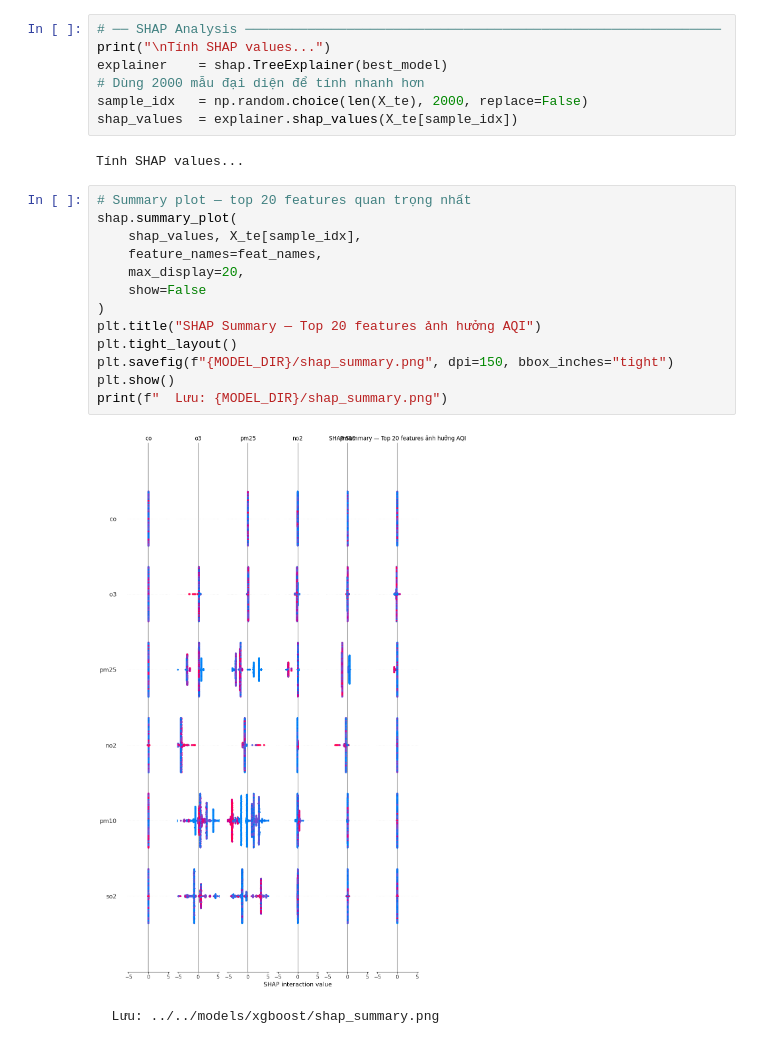
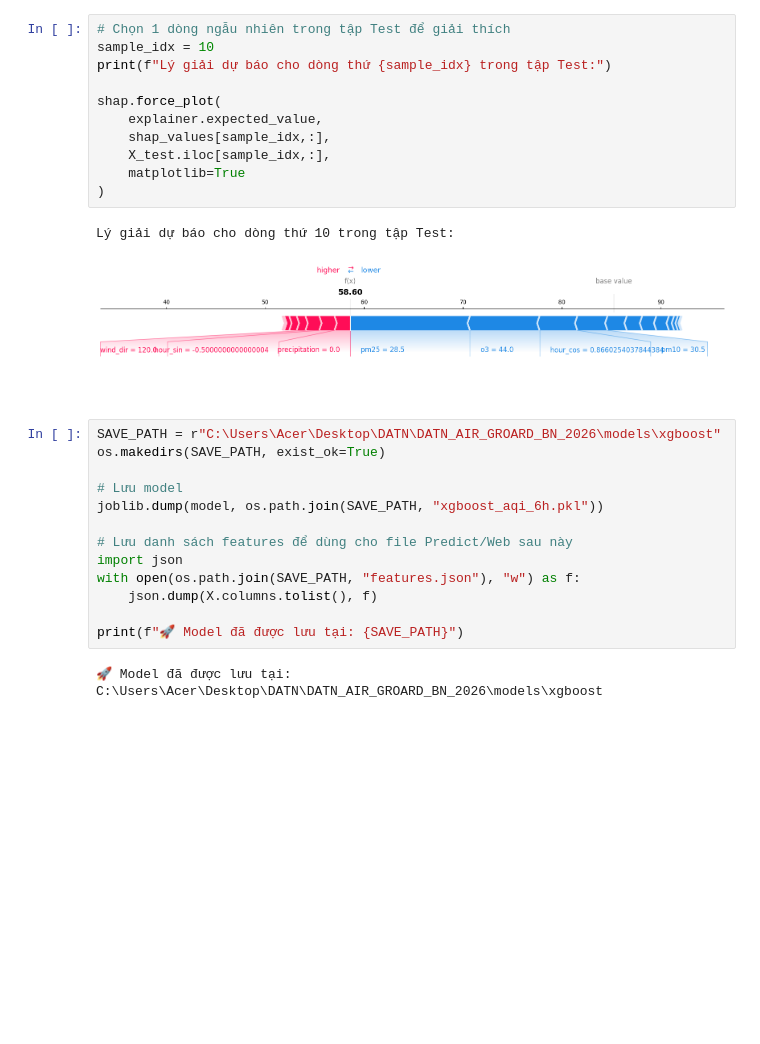
Before and after one commit to PhamQuyNam/DATN_AIR_GROARD_BN_2026, a Jupyter notebook: ml_training/notebooks/02_xgboost.ipynb, the cells around one changed output. Saved outputs shown, nothing was run; the diff lists cells and outputs as text; blank space fills up the shorter version.

```diff
--- a/ml_training/notebooks/02_xgboost.ipynb
+++ b/ml_training/notebooks/02_xgboost.ipynb
@@ -196,25 +193,29 @@ Kém (nhạy cảm)       1.00      1.00      1.00     32404
 # %%
-# ── SHAP Analysis ─────────────────────────────────────────────────────────────
-print("\nTính SHAP values...")
-explainer    = shap.TreeExplainer(best_model)
-# Dùng 2000 mẫu đại diện để tính nhanh hơn
-sample_idx   = np.random.choice(len(X_te), 2000, replace=False)
-shap_values  = explainer.shap_values(X_te[sample_idx])
+# Chọn 1 dòng ngẫu nhiên trong tập Test để giải thích
+sample_idx = 10
+print(f"Lý giải dự báo cho dòng thứ {sample_idx} trong tập Test:")
+
+shap.force_plot(
+    explainer.expected_value,
+    shap_values[sample_idx,:],
+    X_test.iloc[sample_idx,:],
+    matplotlib=True
+)
 # %% [output]
-Tính SHAP values...
+Lý giải dự báo cho dòng thứ 10 trong tập Test:
+[figure, added]
 # %%
-# Summary plot — top 20 features quan trọng nhất
-shap.summary_plot(
-    shap_values, X_te[sample_idx],
-    feature_names=feat_names,
-    max_display=20,
-    show=False
-)
-plt.title("SHAP Summary — Top 20 features ảnh hưởng AQI")
-plt.tight_layout()
-plt.savefig(f"{MODEL_DIR}/shap_summary.png", dpi=150, bbox_inches="tight")
-plt.show()
-print(f"  Lưu: {MODEL_DIR}/shap_summary.png")
+SAVE_PATH = r"C:\Users\Acer\Desktop\DATN\DATN_AIR_GROARD_BN_2026\models\xgboost"
+os.makedirs(SAVE_PATH, exist_ok=True)
+
+# Lưu model
+joblib.dump(model, os.path.join(SAVE_PATH, "xgboost_aqi_6h.pkl"))
+
+# Lưu danh sách features để dùng cho file Predict/Web sau này
+import json
+with open(os.path.join(SAVE_PATH, "features.json"), "w") as f:
+    json.dump(X.columns.tolist(), f)
+
+print(f"🚀 Model đã được lưu tại: {SAVE_PATH}")
 # %% [output]
-[figure, removed]
-  Lưu: ../../models/xgboost/shap_summary.png
+🚀 Model đã được lưu tại: C:\Users\Acer\Desktop\DATN\DATN_AIR_GROARD_BN_2026\models\xgboost
```
Also changed, not shown: parts of 9 cells of this notebook, 26 other files.
